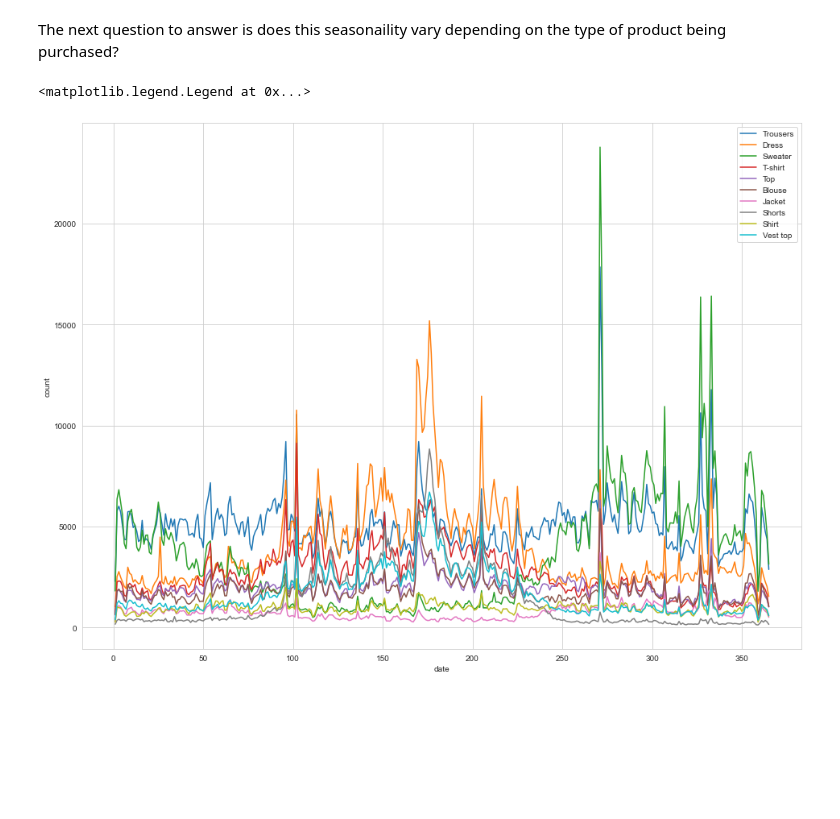
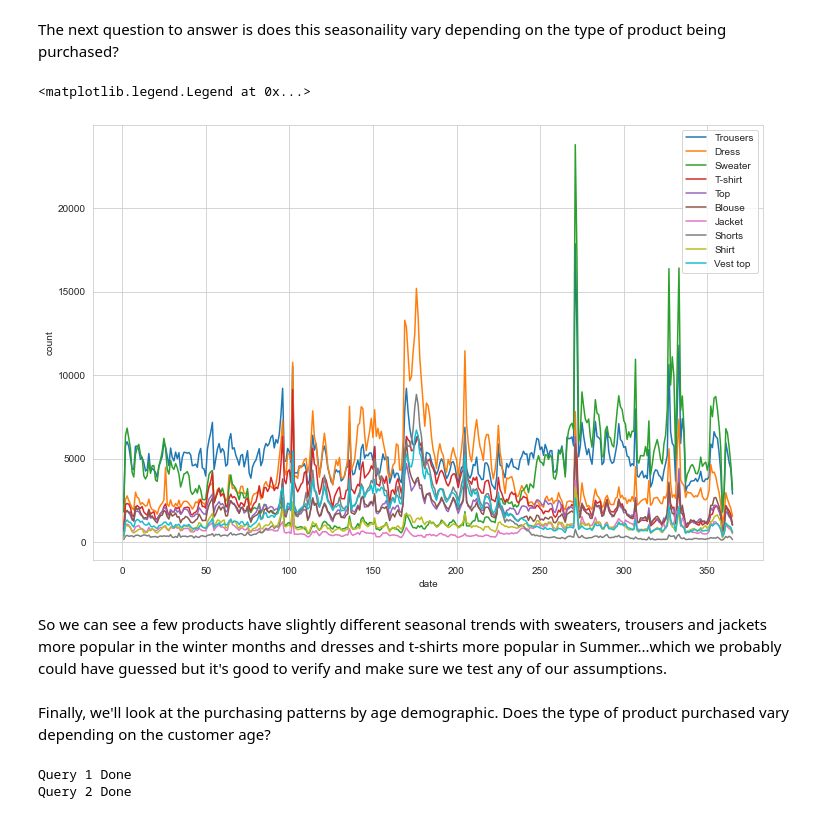
Before and after one commit to Grant592/H-M_recs, a Jupyter notebook: H-M_recommendation.ipynb, the cells around one changed output. Drawn from its saved outputs; the diff is of its cells as text; code cells hidden in the pictures; blank space fills up the shorter version.

```diff
--- a/H-M_recommendation.ipynb
+++ b/H-M_recommendation.ipynb
@@ -193,17 +193,57 @@ df.set_index('date', inplace=True)
 daily_counts = df.groupby([df.index.dayofyear, 'product_type']).mean()
 daily_counts daily_counts.reorder_levels([1,0])
 # %%
-plt.figure(figsize = (16,12))
+plt.figure(figsize = (12,8))
 
 for prod in bestsellers[:10]:
     sns.lineplot(
         x=daily_counts.loc[pd.IndexSlice[:, prod],:].index.get_level_values(0),
         y='count',
         data=daily_counts.loc[pd.IndexSlice[:, prod],:],
         label=prod
      )
 
 plt.legend()
 # %% [output]
 <matplotlib.legend.Legend at 0x...>
-[figure, old version]
+[figure, new version]
+# %% [markdown]
+So we can see a few products have slightly different seasonal trends with sweaters, trousers and jackets more popular in the winter months and dresses and t-shirts more popular in Summer...which we probably could have guessed but it's good to verify and make sure we test any of our assumptions.
+# %% [markdown]
+Finally, we'll look at the purchasing patterns by age demographic. Does the type of product purchased vary depending on the customer age?
+# %%
+with driver.session() as session:
+
+
+    query1 = """
+    MATCH (p:Product)-[:SUBSET_OF]->(n:ProductType)
+    WITH id(n) as top_products, COUNT(p) as count_prods ORDER BY COUNT(p) DESC LIMIT 30
+    WITH collect(top_products) as top_30
+    MATCH (a:AgeGroup)<-[:IS_AGE_GROUP]-(:Customer)-[pur:PURCHASED]->(:Product)-[:SUBSET_OF]->(pt:ProductType) WHERE id(pt) IN top_30
+    RETURN a.lower as lower, a.upper as upper, COUNT(pur) as total_purchases
+    """
+
+    total_by_age = list(session.run(query1))
+    print('Query 1 Done')
+
+    query2 = """
+    MATCH (p:Product)-[:SUBSET_OF]->(n:ProductType)
+    WITH id(n) as top_products, COUNT(p) as count_prods ORDER BY COUNT(p) DESC LIMIT 30
+    WITH collect(top_products) as top_30
+    MATCH (a:AgeGroup)<-[:IS_AGE_GROUP]-(:Customer)-[pur:PURCHASED]->(:Product)-[:SUBSET_OF]->(pt:ProductType) WHERE id(pt) IN top_30
+    WITH a.lower as lower, a.upper as upper, pur, pt.name as product_type
+      RETURN
+        lower,
+        upper,
+        product_type,
+        COUNT(pur) as num_prod_purchases
+    """
+    print('Query 2 Done')
+
+
+    total_by_age_product = list(session.run(query2))
+
+# df = pd.DataFrame([dict(record) for record in data])
+# %% [output]
+Query 1 Done
+Query 2 Done
```
Also changed, not shown: parts of 3 cells of this notebook.
